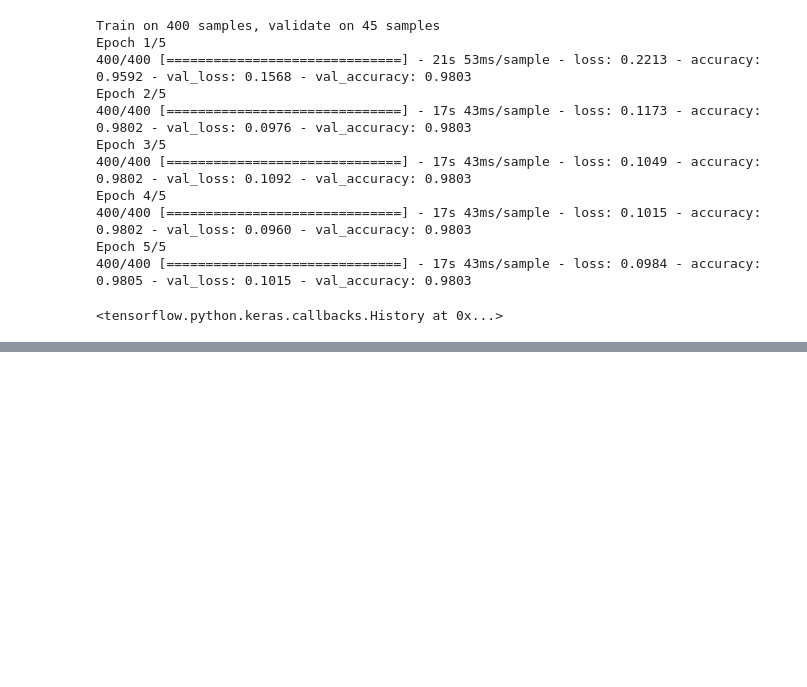
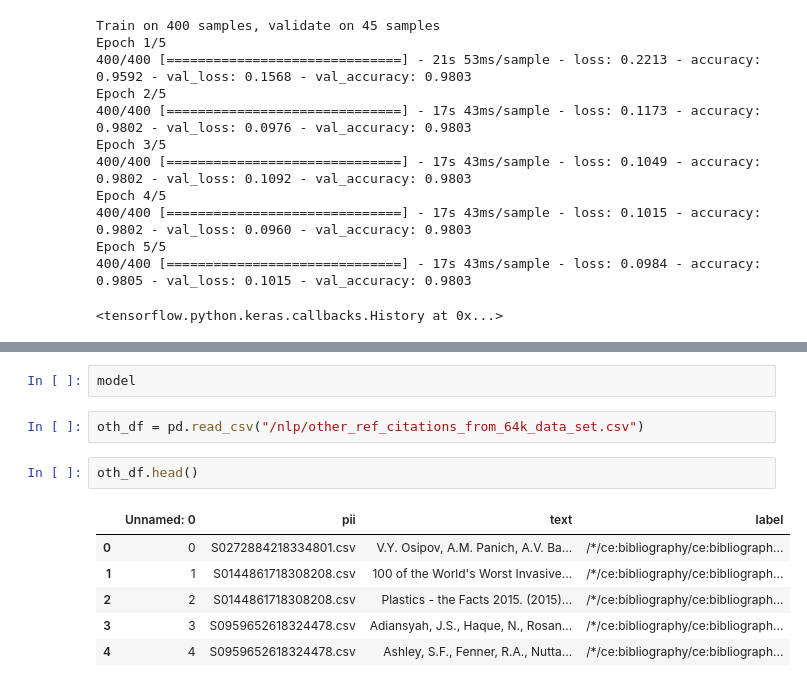
Before and after one commit to barmanu/dp-dpo-citation-bio-trainer, a Jupyter notebook: notebooks/CS_LSTM_TEST.ipynb, the cells around one changed output, grey strips where cells are left out. Cells and saved outputs as stored; diff of their text form; blank space fills up the shorter version.

Commit message:
changes for data preparation and model

```diff
--- a/notebooks/CS_LSTM_TEST.ipynb
+++ b/notebooks/CS_LSTM_TEST.ipynb
@@ -244,0 +384,13 @@ Epoch 5/5
+# %%
+model
+# %%
+oth_df = pd.read_csv("/nlp/other_ref_citations_from_64k_data_set.csv")
+# %%
+oth_df.head()
+# %% [output]
+|  | Unnamed: 0 | pii | text | label |
+| 0 | 0 | S0272884218334801.csv | V.Y. Osipov, A.M. Panich, A.V. Ba... | /*/ce:bibliography/ce:bibliograph... |
+| 1 | 1 | S0144861718308208.csv | 100 of the World's Worst Invasive... | /*/ce:bibliography/ce:bibliograph... |
+| 2 | 2 | S0144861718308208.csv | Plastics - the Facts 2015. (2015)... | /*/ce:bibliography/ce:bibliograph... |
+| 3 | 3 | S0959652618324478.csv | Adiansyah, J.S., Haque, N., Rosan... | /*/ce:bibliography/ce:bibliograph... |
+| 4 | 4 | S0959652618324478.csv | Ashley, S.F., Fenner, R.A., Nutta... | /*/ce:bibliography/ce:bibliograph... |
```
Also changed, not shown: parts of 23 cells of this notebook, 3 other files.
